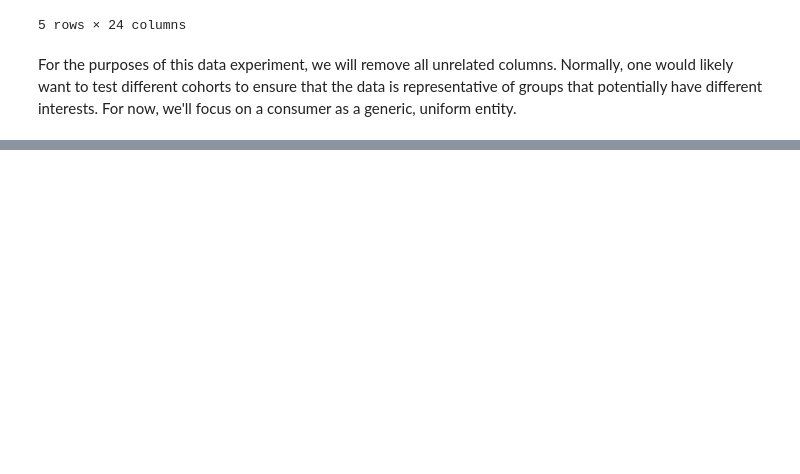
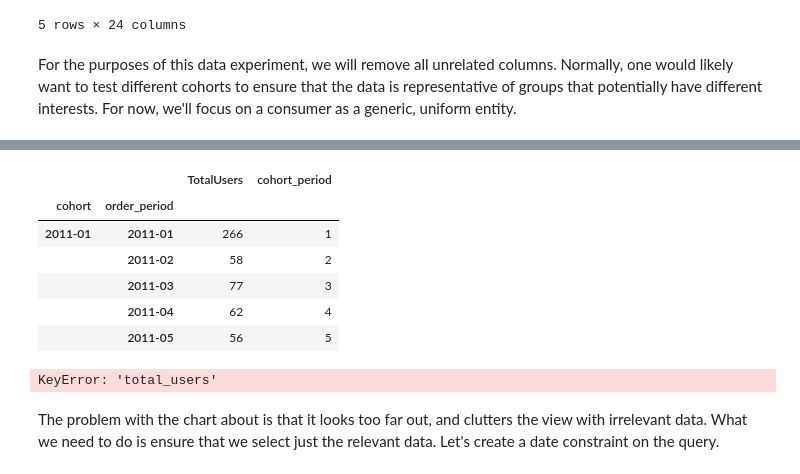
Before and after one commit to davidurpani/data-explorations, a Jupyter notebook: notebooks/cohort-analysis-retention.ipynb, the cells around one changed output, grey strips where cells are left out. Cells and saved outputs as stored; diff of their text form; code cells hidden in the pictures; blank space fills up the shorter version.

```diff
--- a/notebooks/cohort-analysis-retention.ipynb
+++ b/notebooks/cohort-analysis-retention.ipynb
@@ -29,0 +104,7 @@ For the purposes of this data experiment, we will remove all unrelated columns.
+# %%
+grouped_cohort = analysis_dataframe.groupby(['cohort', 'order_period'])
+
+cohorts = grouped_cohort.agg({'customer_id': pd.Series.nunique})
+
+cohorts.rename(columns={'customer_id': 'total_users'}, inplace=True)
+cohorts.head()
@@ -29,0 +119,23 @@ For the purposes of this data experiment, we will remove all unrelated columns.
+# %%
+def cohort_period(df):
+    df['cohort_period'] = np.arange(len(df)) + 1
+    return df
+
+cohorts = cohorts.groupby(level=0).apply(cohort_period)
+cohorts.head()
+# %% [output]
+|  |  | TotalUsers | cohort_period |
+| cohort | order_period |  |  |
+| 2011-01 | 2011-01 | 266 | 1 |
+|  | 2011-02 | 58 | 2 |
+|  | 2011-03 | 77 | 3 |
+|  | 2011-04 | 62 | 4 |
+|  | 2011-05 | 56 | 5 |
+# %%
+cohorts.reset_index(inplace=True)
+cohorts.set_index(['cohort', 'cohort_period'], inplace=True)
+
+cohort_group_size = cohorts['total_users'].groupby(level=0).first()
+cohort_group_size.head()
+# %% [output]
+KeyError: 'total_users'
@@ -29,0 +153,2 @@ For the purposes of this data experiment, we will remove all unrelated columns.
+# %% [markdown]
+The problem with the chart about is that it looks too far out, and clutters the view with irrelevant data. What we need to do is ensure that we select just the relevant data. Let's create a date constraint on the query.
```
Also changed, not shown: parts of 15 cells of this notebook.
